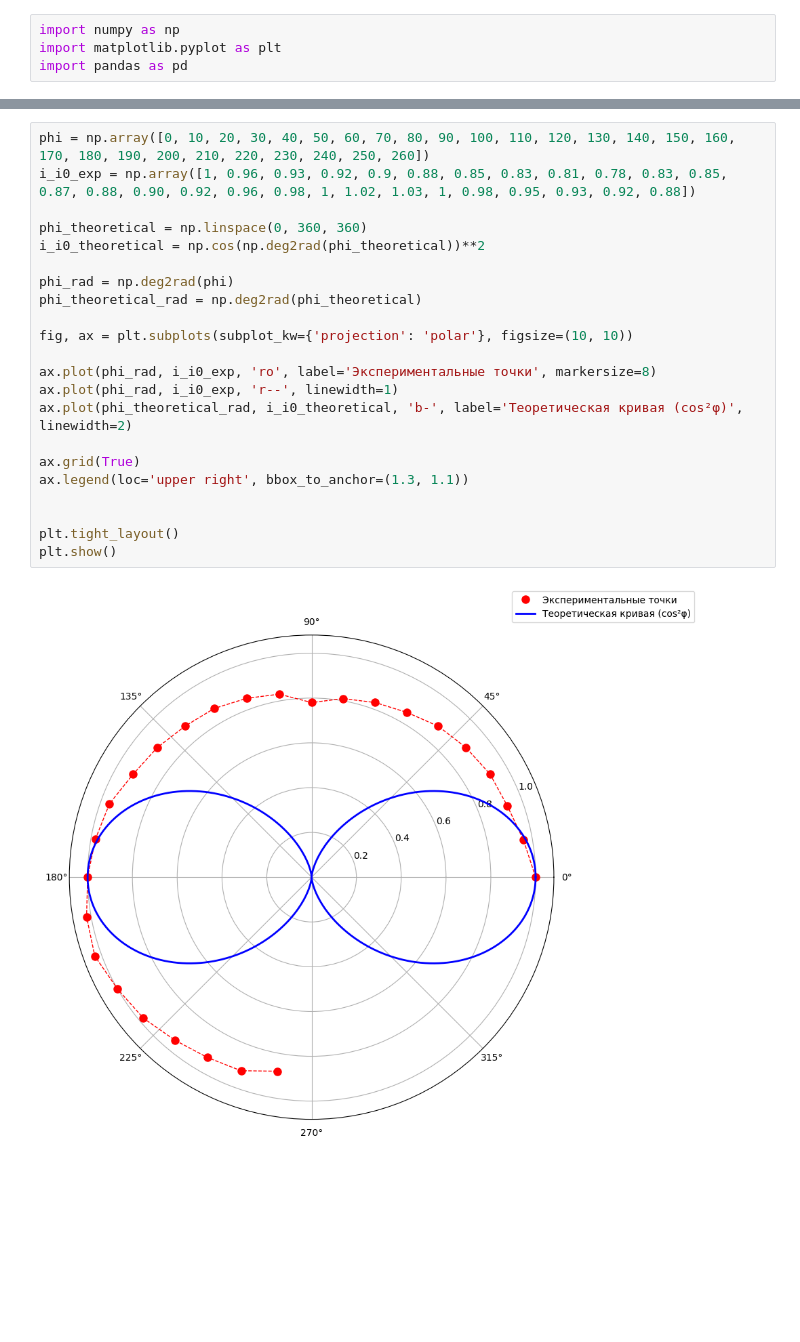
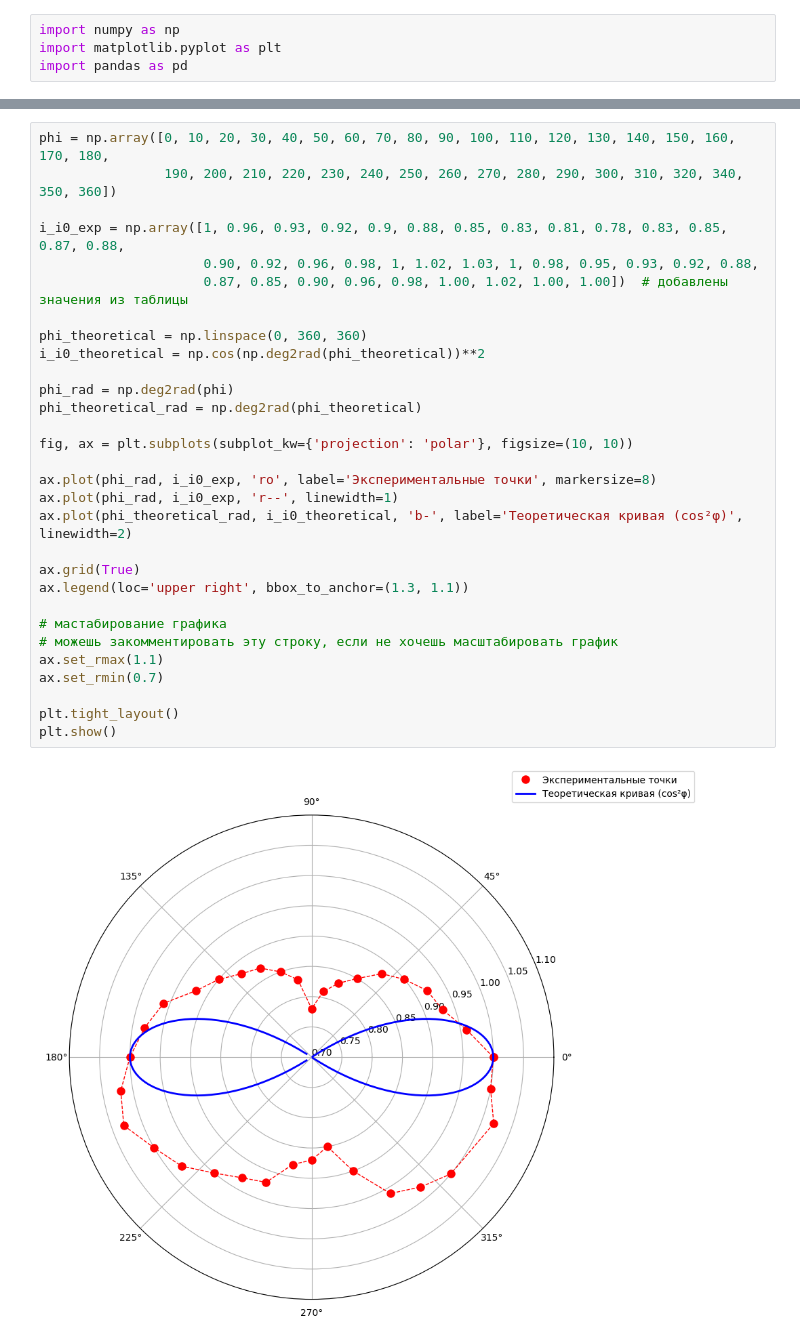
Before and after one commit to replicaCortex/Keres, a Jupyter notebook: Physics/help/Lab.ipynb, the cells around one changed output, grey strips where cells are left out. Saved outputs shown, nothing was run; the diff lists cells and outputs as text; blank space fills up the shorter version.

```diff
--- a/Physics/help/Lab.ipynb
+++ b/Physics/help/Lab.ipynb
@@ -21,27 +26,35 @@ plt.show()
 # %%
-phi = np.array([0, 10, 20, 30, 40, 50, 60, 70, 80, 90, 100, 110, 120, 130, 140, 150, 160, 170, 180, 190, 200, 210, 220, 230, 240, 250, 260])
-i_i0_exp = np.array([1, 0.96, 0.93, 0.92, 0.9, 0.88, 0.85, 0.83, 0.81, 0.78, 0.83, 0.85, 0.87, 0.88, 0.90, 0.92, 0.96, 0.98, 1, 1.02, 1.03, 1, 0.98, 0.95, 0.93, 0.92, 0.88])
+phi = np.array([0, 10, 20, 30, 40, 50, 60, 70, 80, 90, 100, 110, 120, 130, 140, 150, 160, 170, 180,
+                190, 200, 210, 220, 230, 240, 250, 260, 270, 280, 290, 300, 310, 320, 340, 350, 360])
+
+i_i0_exp = np.array([1, 0.96, 0.93, 0.92, 0.9, 0.88, 0.85, 0.83, 0.81, 0.78, 0.83, 0.85, 0.87, 0.88,
+                     0.90, 0.92, 0.96, 0.98, 1, 1.02, 1.03, 1, 0.98, 0.95, 0.93, 0.92, 0.88,
+                     0.87, 0.85, 0.90, 0.96, 0.98, 1.00, 1.02, 1.00, 1.00])  # добавлены значения из таблицы
 
 phi_theoretical = np.linspace(0, 360, 360)
 i_i0_theoretical = np.cos(np.deg2rad(phi_theoretical))**2
 
 phi_rad = np.deg2rad(phi)
 phi_theoretical_rad = np.deg2rad(phi_theoretical)
 
 fig, ax = plt.subplots(subplot_kw={'projection': 'polar'}, figsize=(10, 10))
 
 ax.plot(phi_rad, i_i0_exp, 'ro', label='Экспериментальные точки', markersize=8)
 ax.plot(phi_rad, i_i0_exp, 'r--', linewidth=1)
 ax.plot(phi_theoretical_rad, i_i0_theoretical, 'b-', label='Теоретическая кривая (cos²φ)', linewidth=2)
 
 ax.grid(True)
 ax.legend(loc='upper right', bbox_to_anchor=(1.3, 1.1))
 
+# мастабирование графика
+# можешь закомментировать эту строку, если не хочешь масштабировать график
+ax.set_rmax(1.1)
+ax.set_rmin(0.7)
 
 plt.tight_layout()
 plt.show()
 # %% [output]
-[figure, old version]
+[figure, new version]
 # %%
 i_i0_theoretical = np.cos(np.deg2rad(phi))**2
 absolute_difference = np.abs(i_i0_exp - i_i0_theoretical)
```
Also changed, not shown: parts of 2 cells of this notebook.
